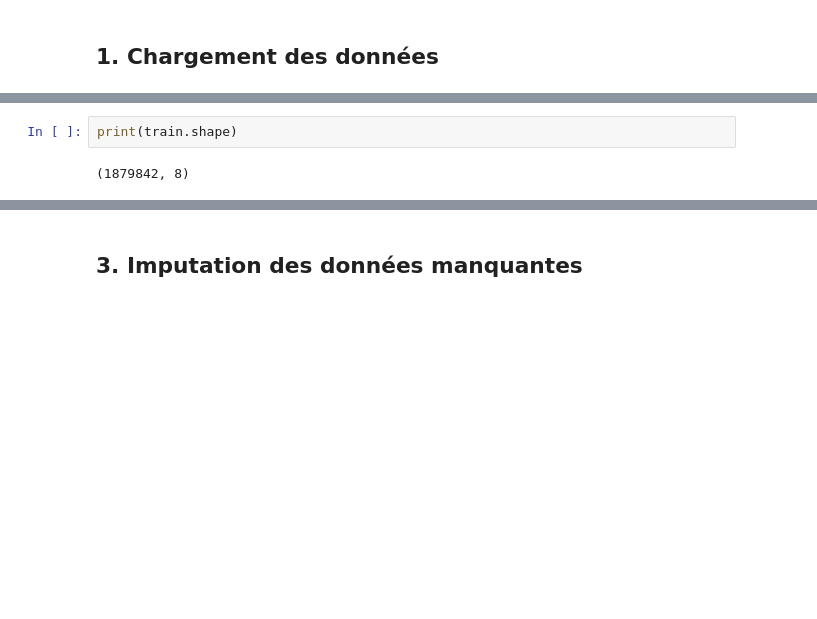
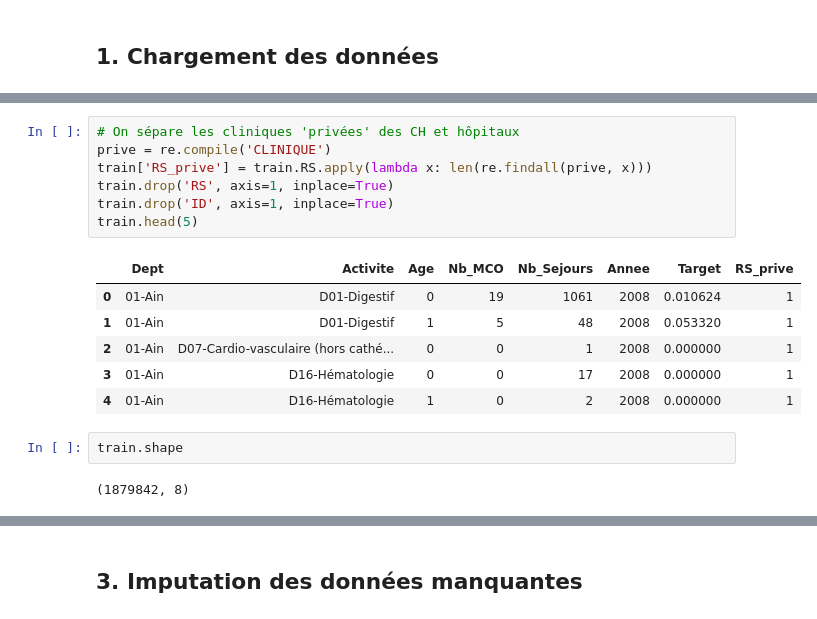
Before and after one commit to MarieCrappe/ANAPchallenge, a Jupyter notebook: Challenge ANAP.ipynb, the cells around one changed output, grey strips where cells are left out. Cells and saved outputs as stored; diff of their text form; blank space fills up the shorter version.

```diff
--- a/Challenge ANAP.ipynb
+++ b/Challenge ANAP.ipynb
@@ -60,5 +51,19 @@ train.head()
-# %%
-print(train.shape)
-# %% [output]
-(1879842, 8)
+# %%
+# On sépare les cliniques 'privées' des CH et hôpitaux
+prive = re.compile('CLINIQUE')
+train['RS_prive'] = train.RS.apply(lambda x: len(re.findall(prive, x)))
+train.drop('RS', axis=1, inplace=True)
+train.drop('ID', axis=1, inplace=True)
+train.head(5)
+# %% [output]
+|  | Dept | Activite | Age | Nb_MCO | Nb_Sejours | Annee | Target | RS_prive |
+| 0 | 01-Ain | D01-Digestif | 0 | 19 | 1061 | 2008 | 0.010624 | 1 |
+| 1 | 01-Ain | D01-Digestif | 1 | 5 | 48 | 2008 | 0.053320 | 1 |
+| 2 | 01-Ain | D07-Cardio-vasculaire (hors cathé... | 0 | 0 | 1 | 2008 | 0.000000 | 1 |
+| 3 | 01-Ain | D16-Hématologie | 0 | 0 | 17 | 2008 | 0.000000 | 1 |
+| 4 | 01-Ain | D16-Hématologie | 1 | 0 | 2 | 2008 | 0.000000 | 1 |
+# %%
+train.shape
+# %% [output]
+(1879842, 8)
 # %%
```
Also changed, not shown: parts of 48 cells of this notebook.
